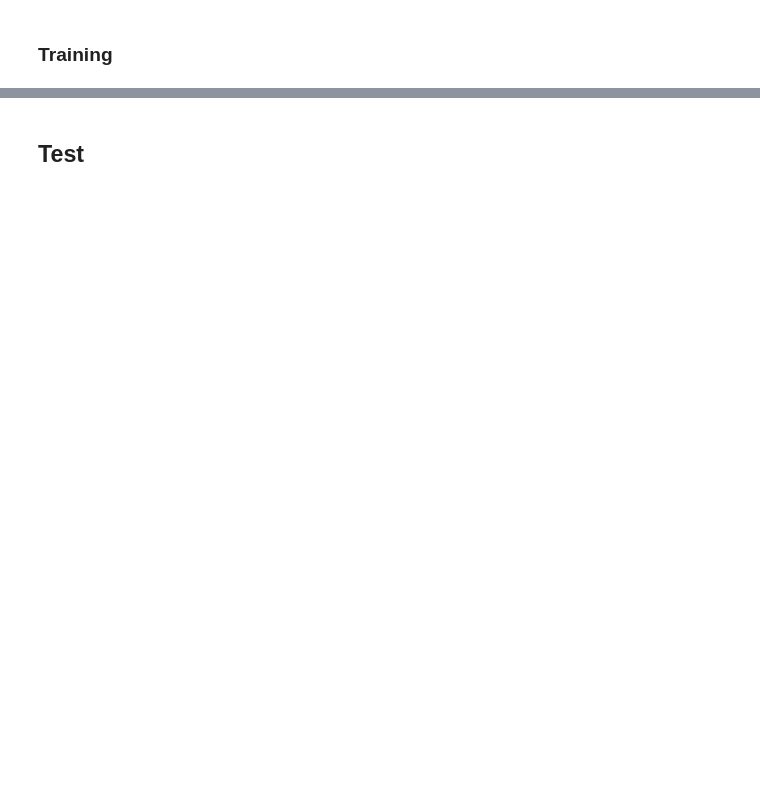
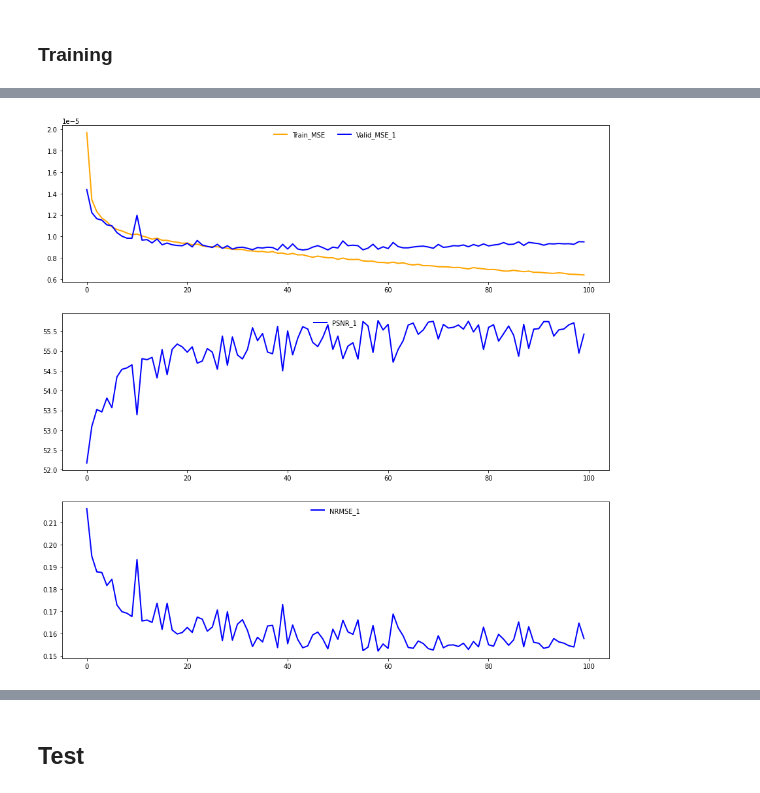
Before and after one commit to TeleMidia/audio_reconstruction, a Jupyter notebook: src/experiments/UNet.ipynb, the cells around one changed output, grey strips where cells are left out. Cells and saved outputs as stored; diff of their text form; code cells hidden in the pictures; blank space fills up the shorter version.

Commit message:
Add experiments and utils corrections

```diff
--- a/src/experiments/UNet.ipynb
+++ b/src/experiments/UNet.ipynb
@@ -48,13 +52,3 @@ _________________________________________________________________
 None
 # %% [markdown]
 ### Loading Dataset
-# %%
-train_x = np.load("../../dataset/X.npy")
-train_y = np.load("../../dataset/Y.npy")
-
-for i in range(0,1000):
-    train_x = np.concatenate((train_x, np.load("../../dataset/X.npy")), axis=0)
-    train_y = np.concatenate((train_y, np.load("../../dataset/Y.npy")), axis=0)
-
-qtd_traning = train_x.shape
-print("Loaded",qtd_traning, "samples")
@@ -63,7 +55,6 @@ Loaded (1001, 128, 128, 1) samples
 # %%
-valid_x = np.load("../../dataset/X.npy")
-valid_y = np.load("../../dataset/Y.npy")
-
+train_x = np.load("/mnt/backup/arthur/Free_Music_Archive/Spectrogramas/X_train.npy", mmap_mode='c')
+train_y = np.load("/mnt/backup/arthur/Free_Music_Archive/Spectrogramas/y_train.npy", mmap_mode='c')
 
 qtd_traning = train_x.shape
 print("Loaded",qtd_traning, "samples")
@@ -71,0 +63,13 @@ Loaded (1001, 128, 128, 1) samples
+# %%
+valid_x_1 = np.load("/mnt/backup/arthur/Free_Music_Archive/Spectrogramas/X_val.npy", mmap_mode='c')
+valid_y_1 = np.load("/mnt/backup/arthur/Free_Music_Archive/Spectrogramas/y_val.npy", mmap_mode='c')
+
+# valid_x_2 = np.load("/mnt/backup/arthur/Free_Music_Archive/Spectrogramas/X_val_2.npy", mmap_mode='c')
+# valid_y_2 = np.load("/mnt/backup/arthur/Free_Music_Archive/Spectrogramas/y_val_2.npy", mmap_mode='c')
+
+# valid_x_3 = np.load("/mnt/backup/arthur/Free_Music_Archive/Spectrogramas/X_val_3.npy", mmap_mode='c')
+# valid_y_3 = np.load("/mnt/backup/arthur/Free_Music_Archive/Spectrogramas/y_val_3.npy", mmap_mode='c')
+
+
+qtd_traning = valid_x_1.shape
+print("Loaded",qtd_traning, "samples")
@@ -221,3 +268,7 @@ Spatial domain: X - Y - PREDICT
+# %%
+utils.draw_chart()
+# %% [output]
+[figure, added]
 # %%
 #experimentos results
 print(utils.get_experiment_results())
```
Also changed, not shown: parts of 22 cells of this notebook, 5 other files.
